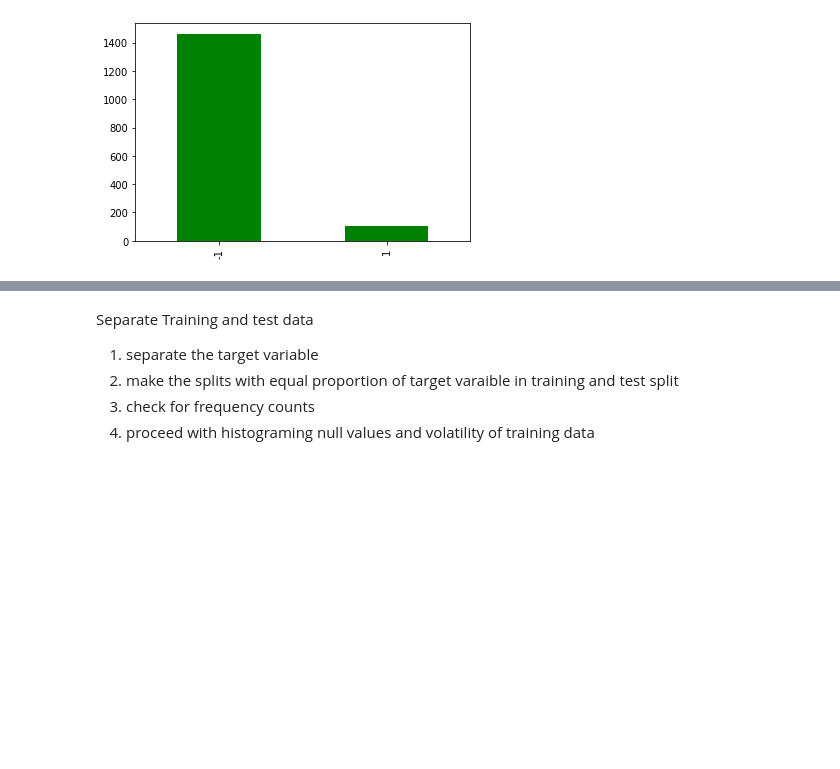
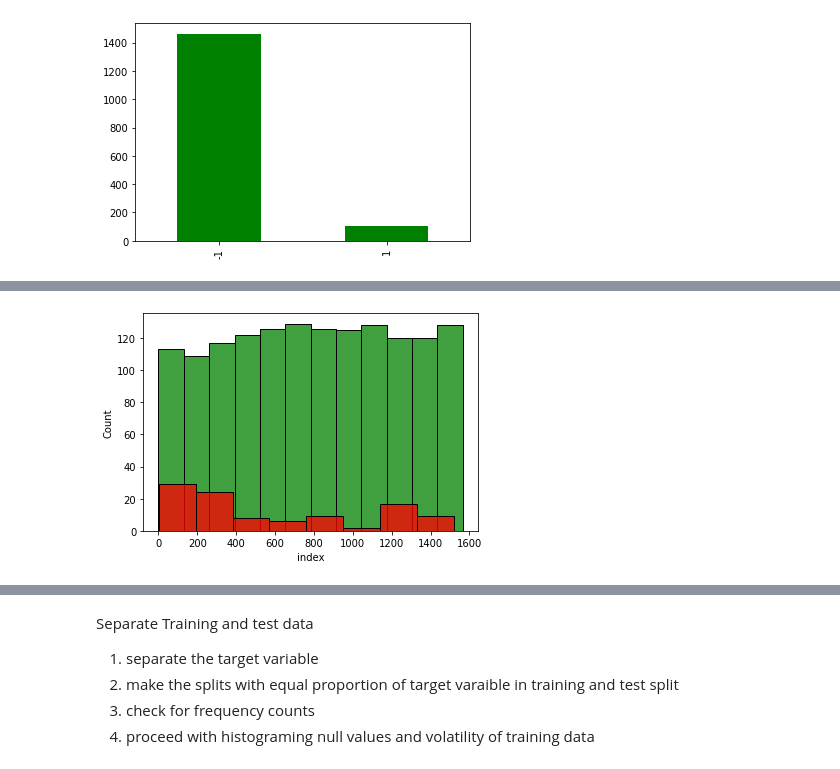
Before and after one commit to hinatanvir/Fault-Detection-SECOM, a Jupyter notebook: EDA.ipynb, the cells around one changed output, grey strips where cells are left out. Drawn from its saved outputs; the diff is of its cells as text; code cells hidden in the pictures; blank space fills up the shorter version.

```diff
--- a/EDA.ipynb
+++ b/EDA.ipynb
@@ -146,0 +146,6 @@ merge_data['status'].value_counts().plot(kind = 'bar',color='green')# 1463 pass
+# %%
+merge_data['index']=merge_data.index
+sns.histplot( merge_data['status'] == -1]['index'], color = 'g');
+sns.histplot( merge_data[merge_data.status == 1]['index'], color = 'r');
+# %% [output]
+[figure, added]
```
Also changed, not shown: parts of 13 cells of this notebook.
